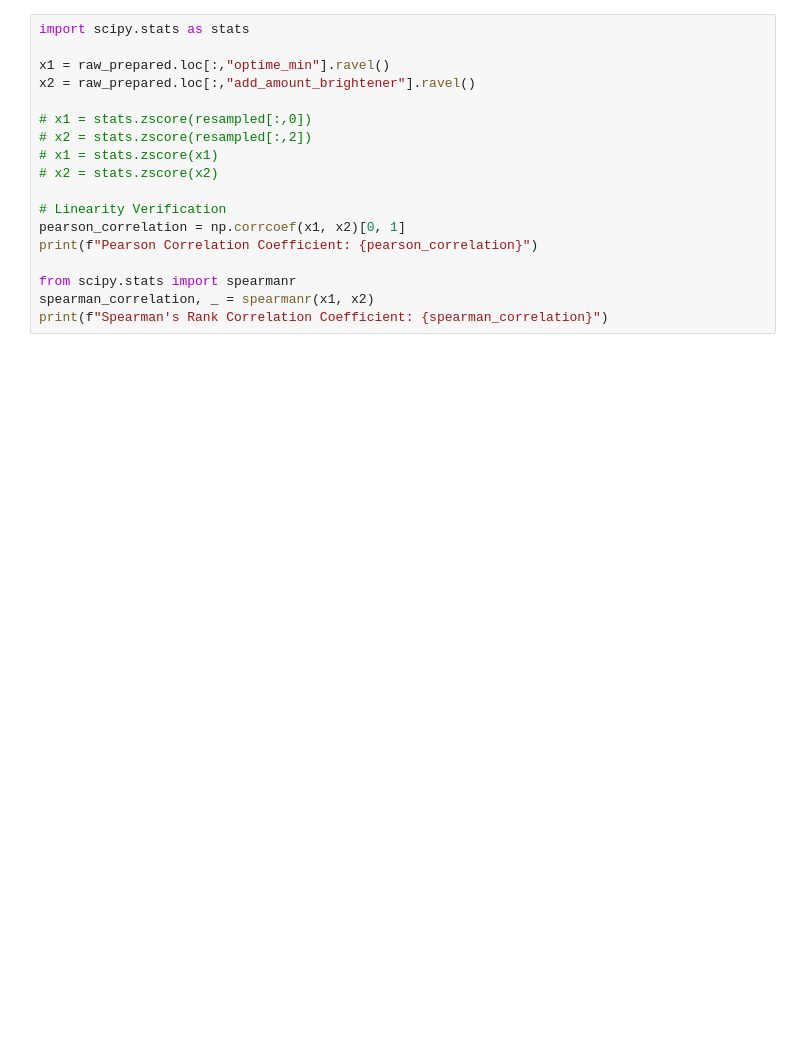
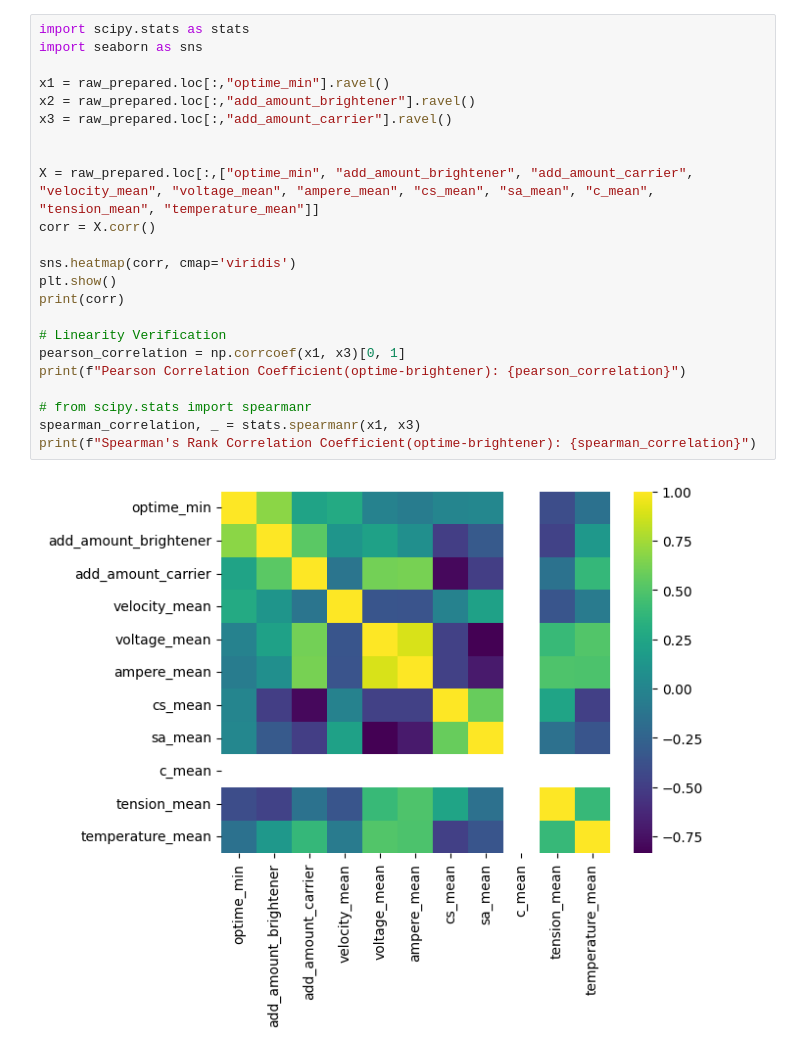
Before and after one commit to elecun/flame-ffc-model, a Jupyter notebook: basic2.ipynb, the cells around one changed output. Cells and saved outputs as stored; diff of their text form; blank space fills up the shorter version.

```diff
--- a/basic2.ipynb
+++ b/basic2.ipynb
@@ -193,19 +190,25 @@ print(resampled.shape)
 # %%
 import scipy.stats as stats
+import seaborn as sns
 
 x1 = raw_prepared.loc[:,"optime_min"].ravel()
 x2 = raw_prepared.loc[:,"add_amount_brightener"].ravel()
+x3 = raw_prepared.loc[:,"add_amount_carrier"].ravel()
 
-# x1 = stats.zscore(resampled[:,0])
-# x2 = stats.zscore(resampled[:,2])
-# x1 = stats.zscore(x1)
-# x2 = stats.zscore(x2)
+
+X = raw_prepared.loc[:,["optime_min", "add_amount_brightener", "add_amount_carrier", "velocity_mean", "voltage_mean", "ampere_mean", "cs_mean", "sa_mean", "c_mean", "tension_mean", "temperature_mean"]]
+corr = X.corr()
+
+sns.heatmap(corr, cmap='viridis')
+plt.show()
+print(corr)
 
 # Linearity Verification
-pearson_correlation = np.corrcoef(x1, x2)[0, 1]
-print(f"Pearson Correlation Coefficient: {pearson_correlation}")
+pearson_correlation = np.corrcoef(x1, x3)[0, 1]
+print(f"Pearson Correlation Coefficient(optime-brightener): {pearson_correlation}")
 
-from scipy.stats import spearmanr
-spearman_correlation, _ = spearmanr(x1, x2)
-print(f"Spearman's Rank Correlation Coefficient: {spearman_correlation}")
+# from scipy.stats import spearmanr
+spearman_correlation, _ = stats.spearmanr(x1, x3)
+print(f"Spearman's Rank Correlation Coefficient(optime-brightener): {spearman_correlation}")
 # %% [output]
+[figure, added]
```
Also changed, not shown: parts of 4 cells of this notebook, 5 other files.
